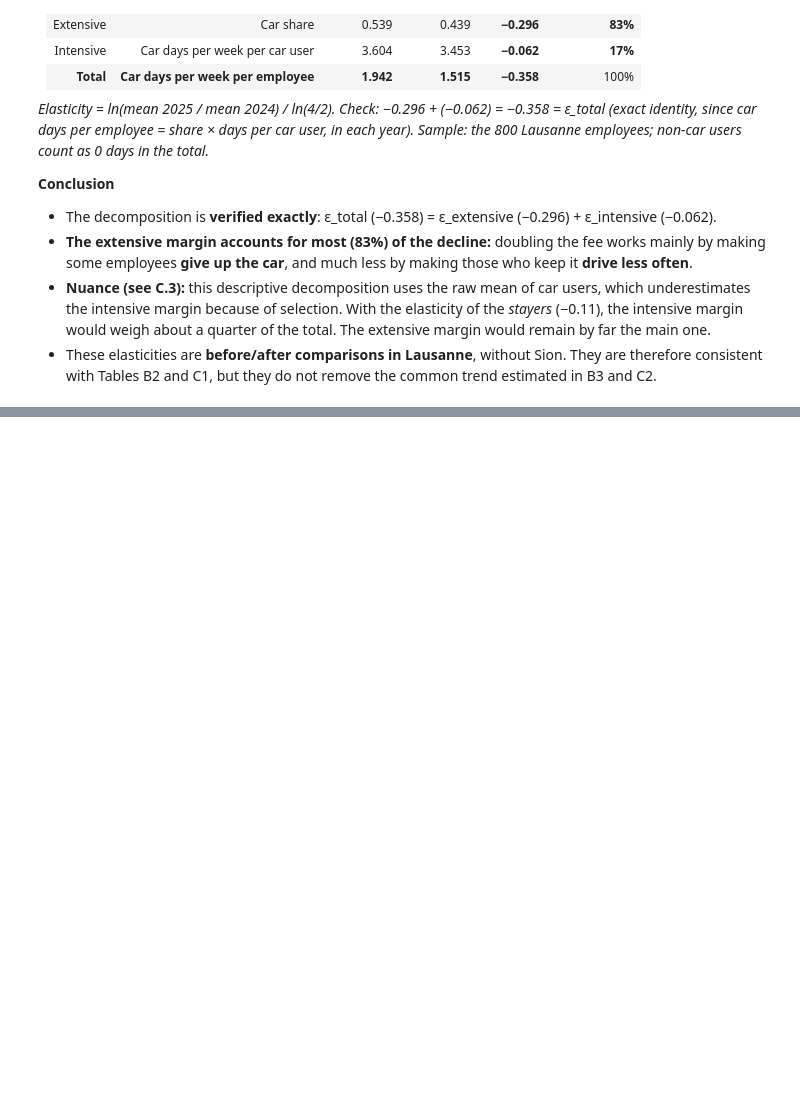
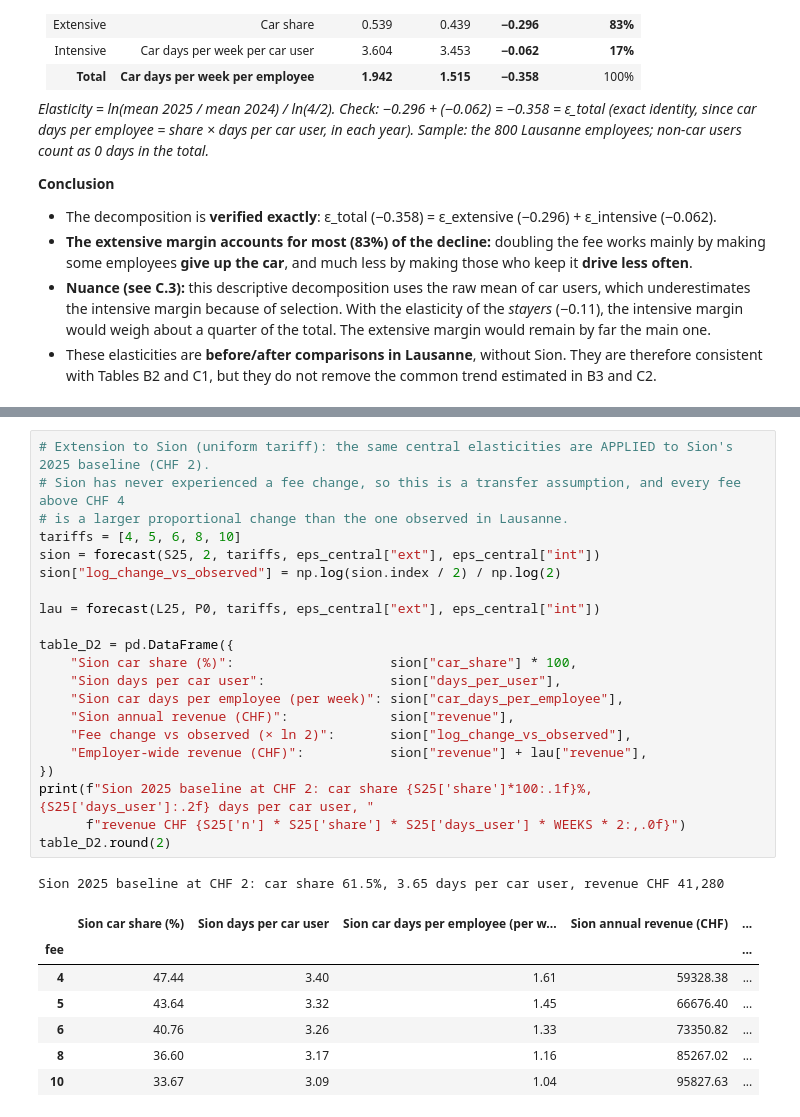
Before and after one commit to Mxlrt69/Public_Policy_Project, a Jupyter notebook: full_notebook.ipynb, the cells around one changed output, grey strips where cells are left out. Cells and saved outputs as stored; diff of their text form; blank space fills up the shorter version.

```diff
--- a/full_notebook.ipynb
+++ b/full_notebook.ipynb
@@ -1805,0 +2104,30 @@ Check: ε_ext + ε_int = -0.3581  |  ε_total = -0.3581
+# %%
+# Extension to Sion (uniform tariff): the same central elasticities are APPLIED to Sion's 2025 baseline (CHF 2).
+# Sion has never experienced a fee change, so this is a transfer assumption, and every fee above CHF 4
+# is a larger proportional change than the one observed in Lausanne.
+tariffs = [4, 5, 6, 8, 10]
+sion = forecast(S25, 2, tariffs, eps_central["ext"], eps_central["int"])
+sion["log_change_vs_observed"] = np.log(sion.index / 2) / np.log(2)
+
+lau = forecast(L25, P0, tariffs, eps_central["ext"], eps_central["int"])
+
+table_D2 = pd.DataFrame({
+    "Sion car share (%)":                    sion["car_share"] * 100,
+    "Sion days per car user":                sion["days_per_user"],
+    "Sion car days per employee (per week)": sion["car_days_per_employee"],
+    "Sion annual revenue (CHF)":             sion["revenue"],
+    "Fee change vs observed (× ln 2)":       sion["log_change_vs_observed"],
+    "Employer-wide revenue (CHF)":           sion["revenue"] + lau["revenue"],
+})
+print(f"Sion 2025 baseline at CHF 2: car share {S25['share']*100:.1f}%, {S25['days_user']:.2f} days per car user, "
+      f"revenue CHF {S25['n'] * S25['share'] * S25['days_user'] * WEEKS * 2:,.0f}")
+table_D2.round(2)
+# %% [output]
+Sion 2025 baseline at CHF 2: car share 61.5%, 3.65 days per car user, revenue CHF 41,280
+|  | Sion car share (%) | Sion days per car user | Sion car days per employee (per w... | Sion annual revenue (CHF) | ... |
+| fee |  |  |  |  | ... |
+| 4 | 47.44 | 3.40 | 1.61 | 59328.38 | ... |
+| 5 | 43.64 | 3.32 | 1.45 | 66676.40 | ... |
+| 6 | 40.76 | 3.26 | 1.33 | 73350.82 | ... |
+| 8 | 36.60 | 3.17 | 1.16 | 85267.02 | ... |
+| 10 | 33.67 | 3.09 | 1.04 | 95827.63 | ... |
```
Also changed, not shown: parts of 12 cells of this notebook.
